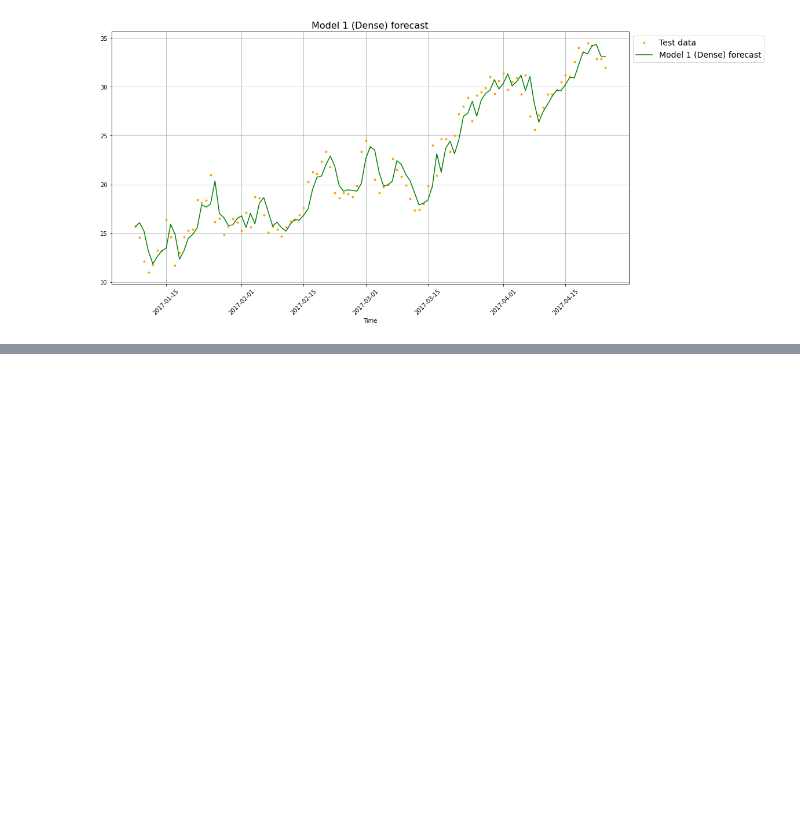
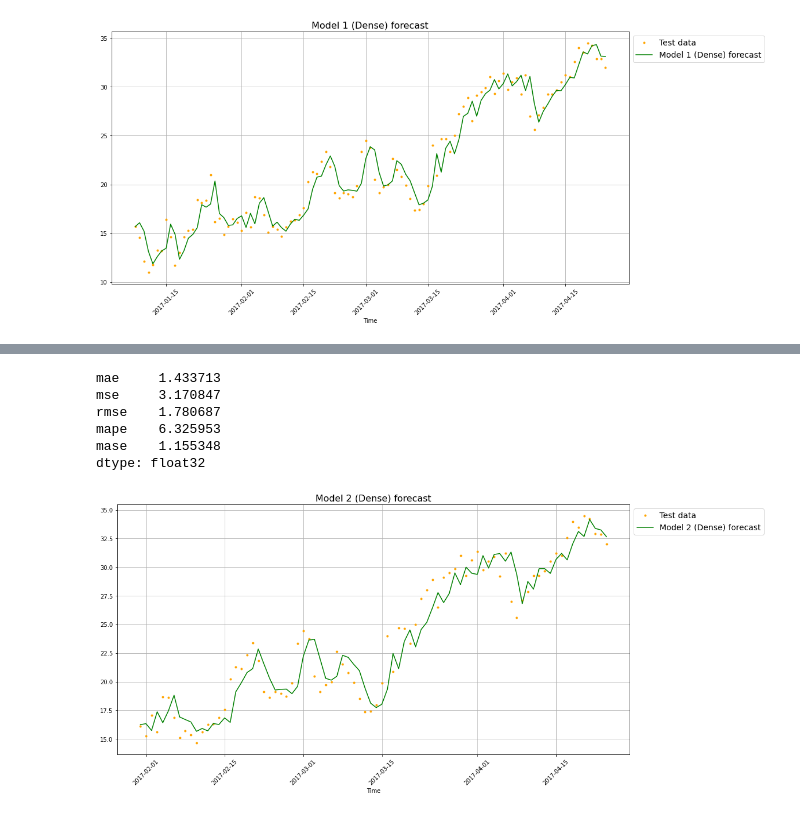
Before and after one commit to alexandre-pinon/voltron, a Jupyter notebook: src/ai/bootstrap.ipynb, the cells around one changed output, grey strips where cells are left out. Drawn from its saved outputs; the diff is of its cells as text; code cells hidden in the pictures; blank space fills up the shorter version.

Commit message:
[ADD] model 2 dense model (windows=30, horizon=1)

```diff
--- a/src/ai/bootstrap.ipynb
+++ b/src/ai/bootstrap.ipynb
@@ -558,0 +561,8 @@ plot_time_series(ax,
+# %%
+WINDOW_SIZE = 30 # use 30 timesteps in the past
+HORIZON = 1 # predict one step at a time
+# %%
+train_windows, train_labels = make_windows(y_train.to_numpy(), window_size=WINDOW_SIZE, horizon=HORIZON)
+train_windows, val_windows, train_labels, val_labels = make_train_val_splits(
+    train_windows, train_labels, val_split=0.2)
+test_windows, test_labels = make_windows(y_test.to_numpy(), window_size=WINDOW_SIZE, horizon=HORIZON)
@@ -558,0 +631,4 @@ plot_time_series(ax,
+# %%
+# Load in best performing model
+model_2 = tf.keras.models.load_model("model_experiments/model_2_dense/")
+model_2.evaluate(test_windows, test_labels)
@@ -558,0 +638,3 @@ plot_time_series(ax,
+# %%
+# Get forecast predictions
+model_2_preds = make_preds(model_2, input_data=test_windows)
@@ -558,0 +643,27 @@ plot_time_series(ax,
+# %%
+# Evaluate results for model 2 predictions
+model_2_results = evaluate_preds(
+    y_true=tf.squeeze(test_labels),  # remove 1 dimension of test labels
+    y_pred=model_2_preds)
+pd.Series(model_2_results)
+# %% [output]
+mae     1.433713
+mse     3.170847
+rmse    1.780687
+mape    6.325953
+mase    1.155348
+dtype: float32
+# %%
+fig, ax = plt.subplots(figsize=(16, 8))
+plot_time_series(ax, X_test[-len(test_windows):], test_labels[:, 0], label="Test data", c='orange')
+plot_time_series(ax,
+                 X_test[-len(test_windows):],
+                 model_2_preds,
+                 title="Model 2 (Dense) forecast",
+                 format="-",
+                 label="Model 2 (Dense) forecast",
+                 c='green')
+
+# fig.savefig('./graphs/model_2_dense_forecast.png', facecolor='white')
+# %% [output]
+[figure, added]
```
Also changed, not shown: parts of 9 cells of this notebook, 5 other files.
